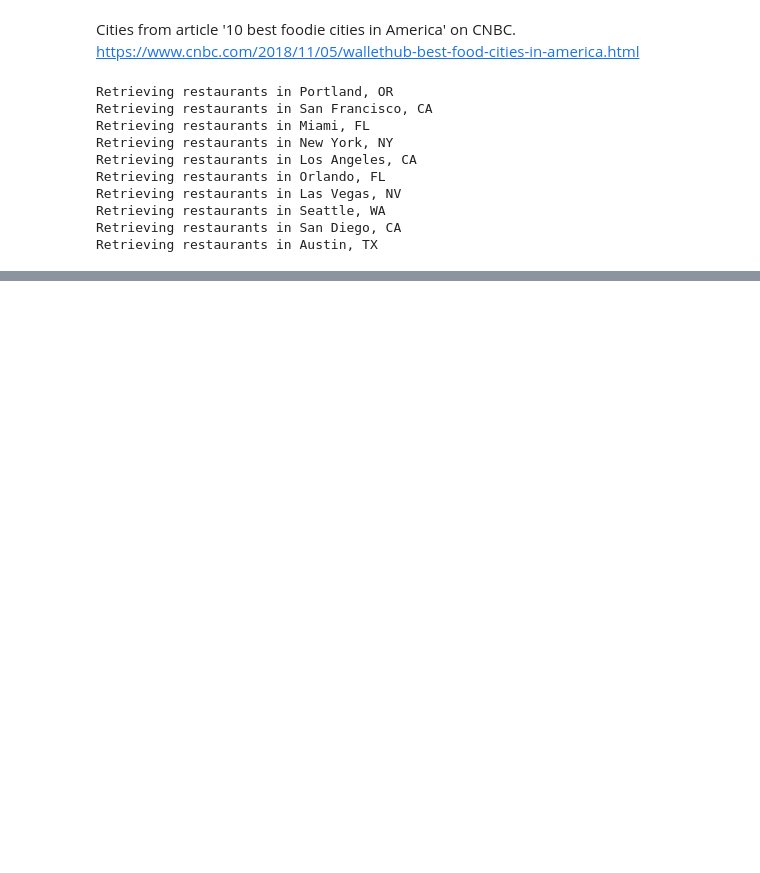
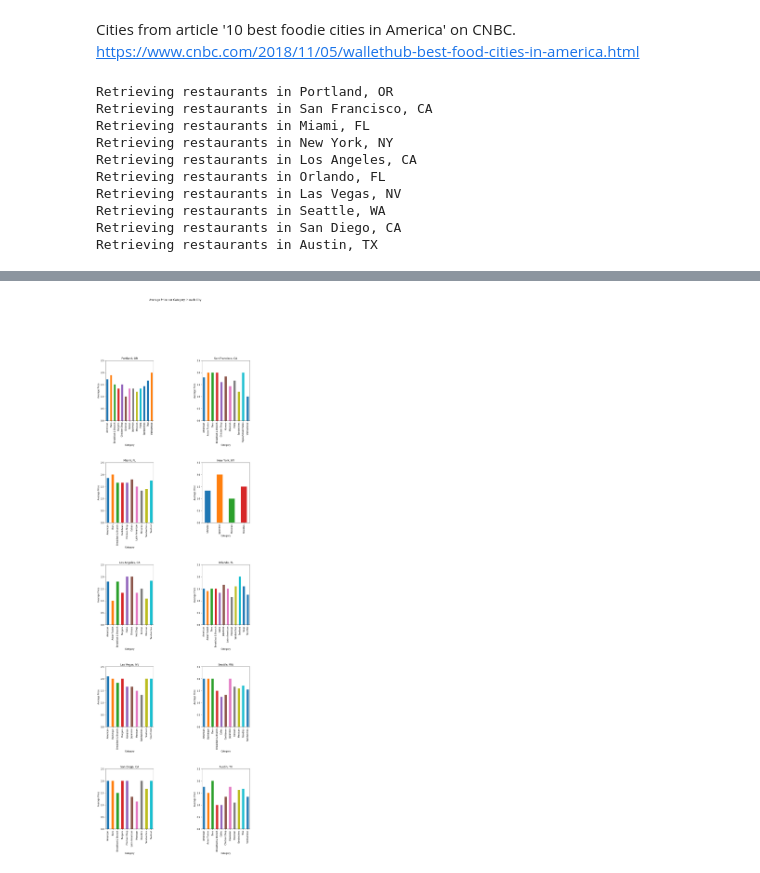
Before and after one commit to hmzskr/Project_1, a Jupyter notebook: Project1.ipynb, the cells around one changed output, grey strips where cells are left out. Saved outputs shown, nothing was run; the diff lists cells and outputs as text; code cells hidden in the pictures; blank space fills up the shorter version.

```diff
--- a/Project1.ipynb
+++ b/Project1.ipynb
@@ -131,6 +171,47 @@ lasvegas_pd = restaurants_pd[restaurants_pd.City == 'Las Vegas']
 seattle_pd = restaurants_pd[restaurants_pd.City == 'Seattle']
 sandiego_pd = restaurants_pd[restaurants_pd.City == 'San Diego']
 austin_pd = restaurants_pd[restaurants_pd.City == 'Austin']
+# %%
+# Function to calculate average price per category for a DataFrame
+
+def avg_price_category (city_pd):
+    result_pd = city_pd.groupby('Category').filter(lambda x: x['Name'].count() >= 3)
+    return result_pd.groupby('Category')['Price'].mean()
+# %%
+# Create list to hold mean data for each city
+data_list = []
+
+data_list.append(avg_price_category(portland_pd))
+data_list.append(avg_price_category(sanfrancisco_pd))
+data_list.append(avg_price_category(miami_pd))
+data_list.append(avg_price_category(newyork_pd))
+data_list.append(avg_price_category(losangeles_pd))
+data_list.append(avg_price_category(orlando_pd))
+data_list.append(avg_price_category(lasvegas_pd))
+data_list.append(avg_price_category(seattle_pd))
+data_list.append(avg_price_category(sandiego_pd))
+data_list.append(avg_price_category(austin_pd))
+
+city_mean_pd = pd.DataFrame({'City' : cities, 'Data': data_list})
+# %%
+fig = plt.figure(figsize = (12, 40))
+fig.subplots_adjust(hspace = 0.7)
+fig.subplots_adjust(wspace = 1)
+
+
+for i in range(1,11):
+    city_name = city_mean_pd['City']
+    ax = plt.subplot(5, 2, i)
+    city_mean_pd['Data'][i-1].plot(kind = 'bar')
+    ax.title.set_text(city_name[i-1])
+    plt.ylabel('Average Price')
+    plt.ylim(0, 2.5)
+
+fig.suptitle('Average Price per Category in each City')
+
+plt.show()
+# %% [output]
+[figure, added]
 # %%
 # Function to extract top 5 restaurants from a given DataFrame
 
```
Also changed, not shown: parts of 8 cells of this notebook, 1 other file.
